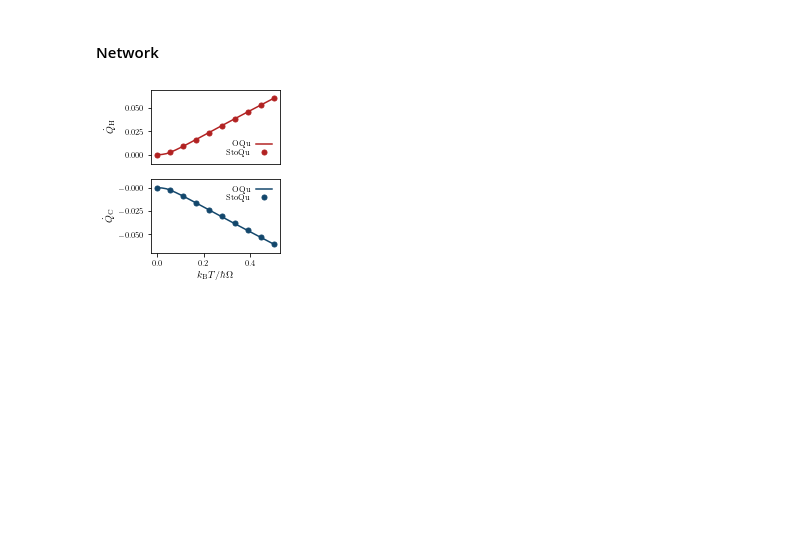
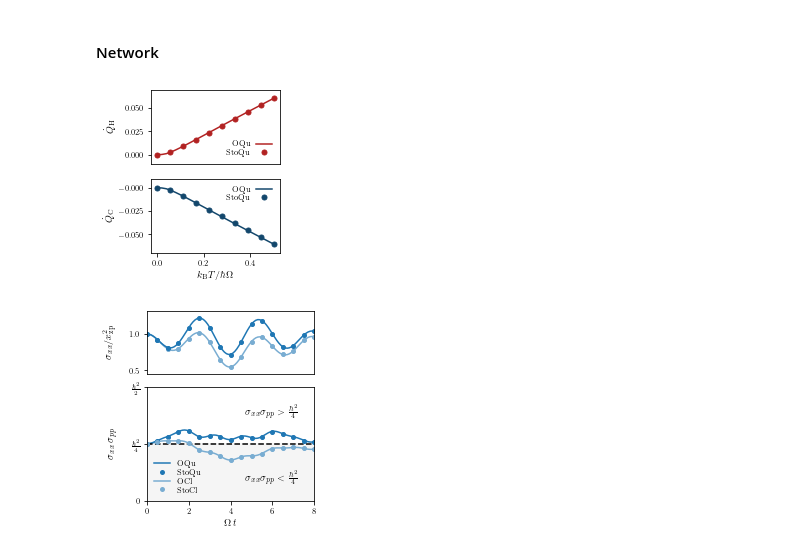
Before and after one commit to quantum-exeter/StochasticOscillators, a Jupyter notebook: plot.ipynb, the cells around one changed output. Cells and saved outputs as stored; diff of their text form; code cells hidden in the pictures; blank space fills up the shorter version.

Commit message:
Featured fig added

```diff
--- a/plot.ipynb
+++ b/plot.ipynb
@@ -229,3 +229,53 @@ ax.xaxis.set_tick_params(which='minor', width=0.4)
 plt.legend()
 
 # plt.savefig('./data/lambda.pdf', bbox_inches="tight", dpi=500)
+# %%
+fig = plt.figure(figsize=(3, 3.5))
+gs = fig.add_gridspec(8, 1, hspace=1)
+ax1 = fig.add_subplot(gs[0:3, :])
+ax2 = fig.add_subplot(gs[3:8, :])
+
+ax1.set_xlim(0, 8)
+ax1.set_ylim(0.45, 1.32)
+ax2.set_xlim(0, 8)
+ax2.set_ylim(0, 0.33)
+
+ax1.get_xaxis().set_visible(False)
+
+ax1.set_ylabel("$\sigma_{xx}/x_{\\rm{zp}}^2$", labelpad=14)
+ax2.set_ylabel("$\sigma_{xx} \, \\sigma_{pp}$", labelpad=16)
+ax2.set_xlabel("$\\Omega \, t$")
+
+ax2.set_yticks([0, 0.25, 0.5])
+ax2.set_yticklabels(["0", "$\\frac{\hbar^2}{4}$", "$\\frac{\hbar^2}{2}$"])
+
+n = 5
+
+# ax1.plot(var_t_osys_prm3_cl['t'], 2*var_t_osys_prm3_cl['var_xx'], linestyle='-', linewidth=2, color='skyblue')
+ax1.plot(var_t_osys_prm3_cl_mm[:,0], 2*var_t_osys_prm3_cl_mm[:,1], color=lightblue, linestyle='-', linewidth=1.5)
+ax1.plot(var_t_sto_prm3_cl['t'][::n], 2*var_t_sto_prm3_cl['var_xx'][::n], color=lightblue, linestyle='', marker='o', markersize=4)
+# ax1.plot(var_t_osys_prm3['t'], 2*var_t_osys_prm3['var_xx'], 'C0-', linewidth=2)
+ax1.plot(var_t_osys_prm3_mm[:,0], 2*var_t_osys_prm3_mm[:,1], color=blue, linestyle='-', linewidth=1.5)
+ax1.plot(var_t_sto_prm3['t'][::n], 2*var_t_sto_prm3['var_xx'][::n], color=blue, linestyle='', marker='o', markersize=4)
+
+ax2.axhline(0.25, linestyle='--', color='k')
+ax2.fill_between(var_t_sto_prm3['t'], 0, 0.25, color='whitesmoke', zorder=0)
+ax2.plot(var_t_osys_prm3_mm[:,0], var_t_osys_prm3_mm[:,1]*var_t_osys_prm3_mm[:,4], color=blue, label = 'OQu', linewidth=1.5, zorder=1)
+ax2.plot(var_t_sto_prm3['t'][::n], (var_t_sto_prm3['var_xx']*var_t_sto_prm3['var_pp'])[::n], color=blue, linestyle='', marker='o', markersize=4)
+ax2.plot(var_t_osys_prm3_cl_mm[:,0], var_t_osys_prm3_cl_mm[:,1]*var_t_osys_prm3_cl_mm[:,4], color=lightblue, label = 'OCl', linewidth=1.5, zorder=0)
+ax2.plot(var_t_sto_prm3_cl['t'][::n], (var_t_sto_prm3_cl['var_xx']*var_t_sto_prm3_cl['var_pp'])[::n], color=lightblue, linestyle='', marker='o', markersize=4)
+
+ax2.text(0.9, 0.85, '$\\sigma_{xx} \sigma_{pp} > \\frac{\hbar^2}{4}$', fontsize = 10, transform = ax2.transAxes, ha='right', va='top')
+ax2.text(0.9, 0.15, '$\\sigma_{xx} \sigma_{pp} < \\frac{\hbar^2}{4}$', fontsize = 10, transform = ax2.transAxes, ha='right', va='bottom')
+
+handles, labels = plt.gca().get_legend_handles_labels()
+qu_sto = matplotlib.lines.Line2D([0], [0], label='StoQu', marker='o', markersize=5, markerfacecolor=blue, markeredgecolor='none', linestyle='')
+cl_sto = matplotlib.lines.Line2D([0], [0], label='StoCl', marker='o', markersize=5, markerfacecolor=lightblue, markeredgecolor='none', linestyle='')
+handles.extend([qu_sto, cl_sto])
+labels.extend(['StoQu', 'StoCl'])
+order = [0, 2, 1, 3]
+ax2.legend([handles[idx] for idx in order],[labels[idx] for idx in order], loc='lower left', ncol=1, columnspacing=0.4, labelspacing=0.2, frameon=False)
+
+plt.savefig('./data/featured_fig.pdf', bbox_inches="tight", dpi=600)
+# %% [output]
+[figure, added]
```
Also changed, not shown: parts of 1 cell of this notebook, 2 other files.
